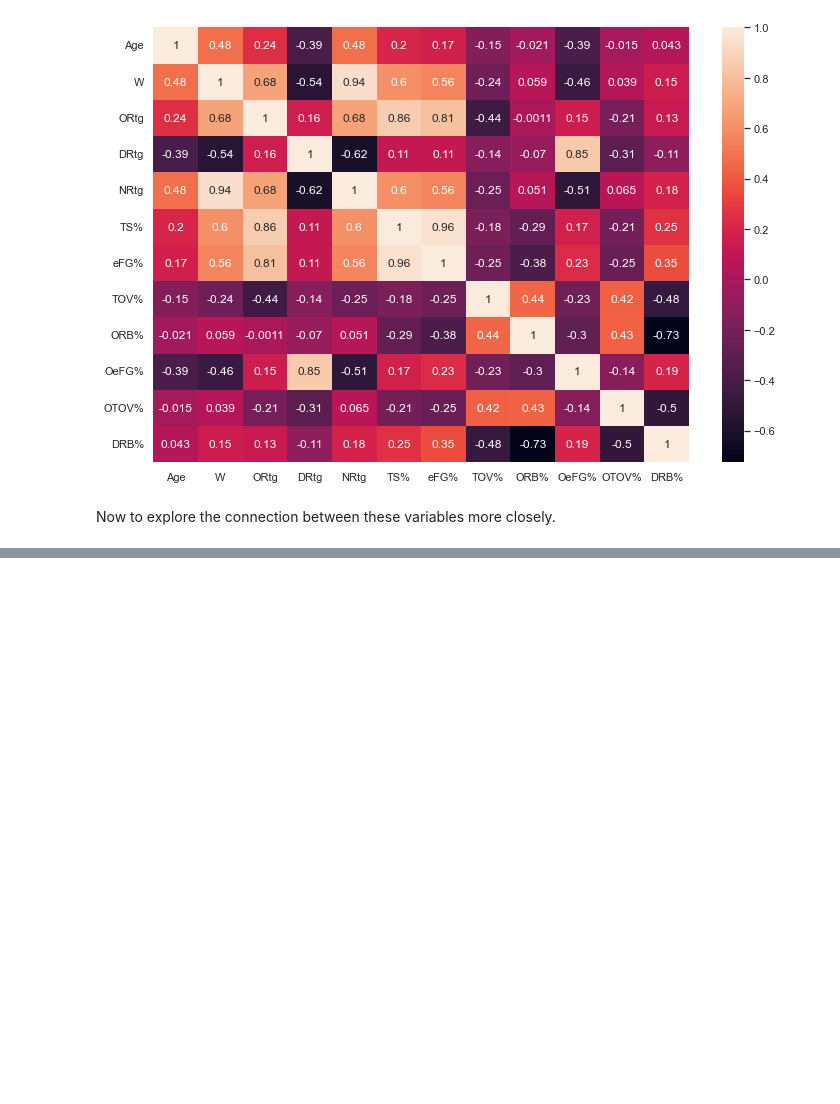
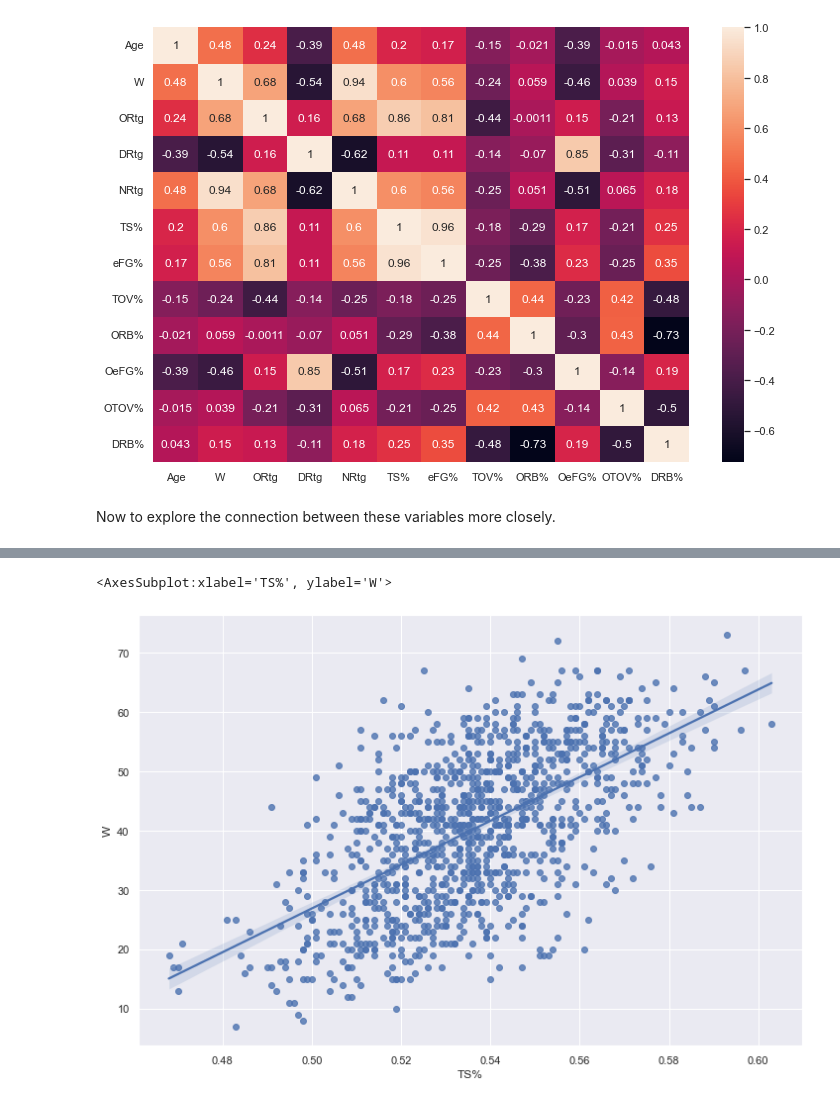
Before and after one commit to gargparthb/nba-data-analysis, a Jupyter notebook: notebooks/eda.ipynb, the cells around one changed output, grey strips where cells are left out. Drawn from its saved outputs; the diff is of its cells as text; code cells hidden in the pictures; blank space fills up the shorter version.

```diff
--- a/notebooks/eda.ipynb
+++ b/notebooks/eda.ipynb
@@ -84,0 +92,5 @@ plt.show()
+# %%
+sns.regplot(x='TS%', y='W', data=data)
+# %% [output]
+<AxesSubplot:xlabel='TS%', ylabel='W'>
+[figure, added]
```
Also changed, not shown: parts of 5 cells of this notebook.
